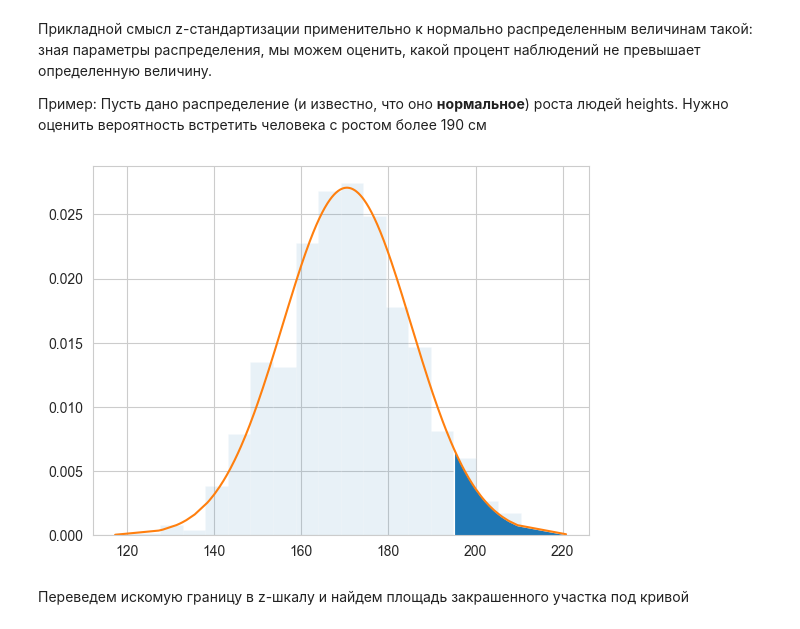
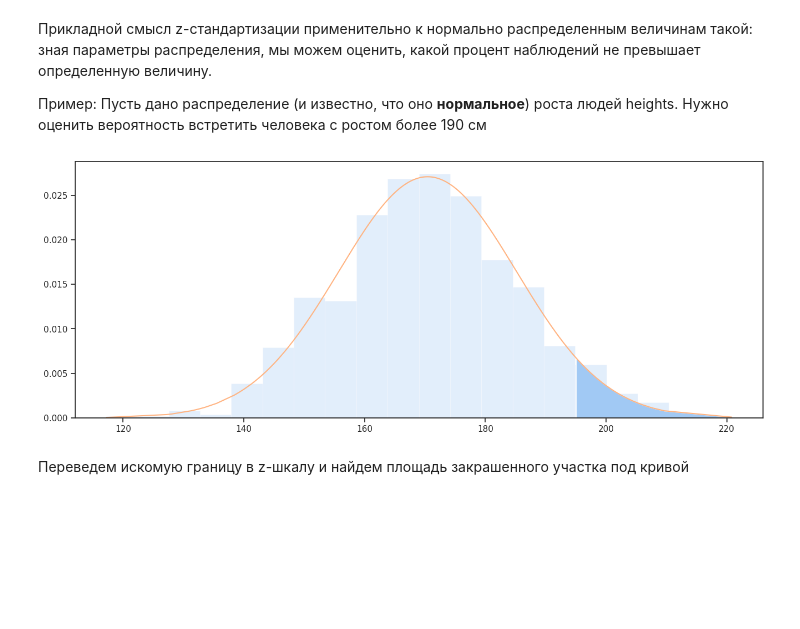
Before and after one commit to zakharkousnetsov/DS_projects, a Jupyter notebook: statistics/statistics.ipynb, the cells around one changed output. Drawn from its saved outputs; the diff is of its cells as text; code cells hidden in the pictures; blank space fills up the shorter version.

```diff
--- a/statistics/statistics.ipynb
+++ b/statistics/statistics.ipynb
@@ -31,6 +13,23 @@ import statsmodels.api as sm
 
 
 np.random.seed(123)
+# %%
+%matplotlib inline
+
+pd.set_option('display.max_rows', 100)
+pd.set_option('display.max_columns', 150)
+pd.set_option('display.float_format', lambda x: '%.4f' % x)
+pd.set_option('display.expand_frame_repr', True)
+pd.set_option('display.max_colwidth', 888)
+
+# https://seaborn.pydata.org/tutorial/aesthetics.html
+sns.set()
+sns.set(rc = {'figure.figsize':(16, 6)})
+sns.set_style("ticks")
+sns.set_palette('pastel')
+plt.rcParams["figure.figsize"] = (16, 6)
+
+plt.rcParams['grid.linestyle'] = ''
 # %% [markdown]
 # Нормальное распределение
 # %% [markdown]
@@ -102,11 +101,11 @@ heights = np.random.normal(loc=mu, scale=sigma, size=1000)
 height_prob = st.norm.pdf(sorted(heights), loc=np.mean(heights), scale=np.std(heights))
 # %%
 fig, ax1 = plt.subplots(1, 1)
-ax1.hist(heights, bins=20, density=True, ec='w', alpha=0.1);
+ax1.hist(heights, bins=20, density=True, ec='w', alpha=0.3);
 ax1.plot(sorted(heights), height_prob);
 ax2 = plt.fill_between(np.sort(heights), 0, height_prob, where=np.sort(heights)>q)
 # %% [output]
-[figure, old version]
+[figure, new version]
 # %% [markdown]
 Переведем искомую границу в z-шкалу и найдем площадь закрашенного участка под кривой
 # %%
```
Also changed, not shown: parts of 15 cells of this notebook.
